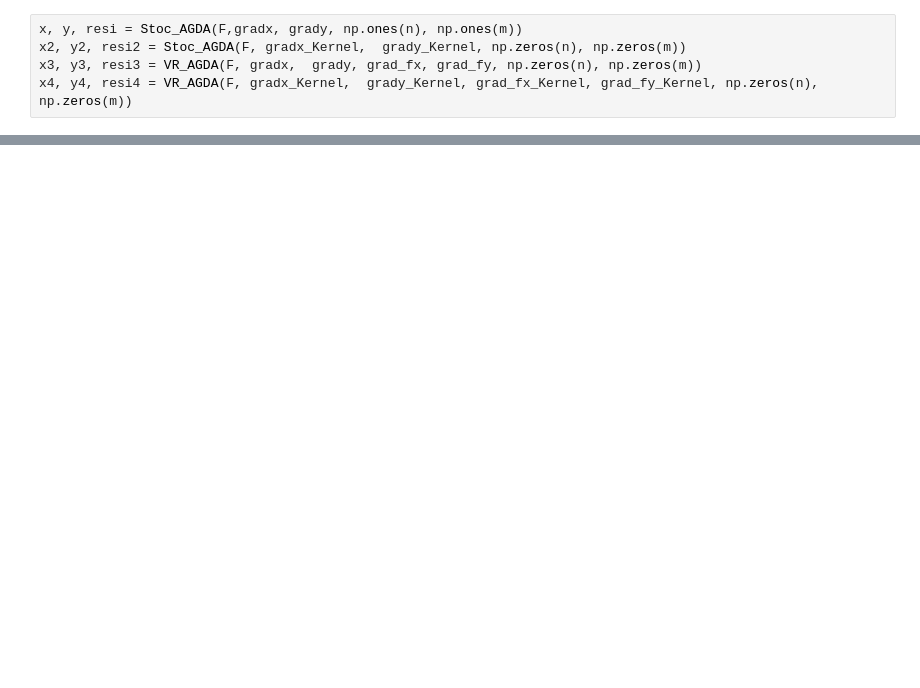
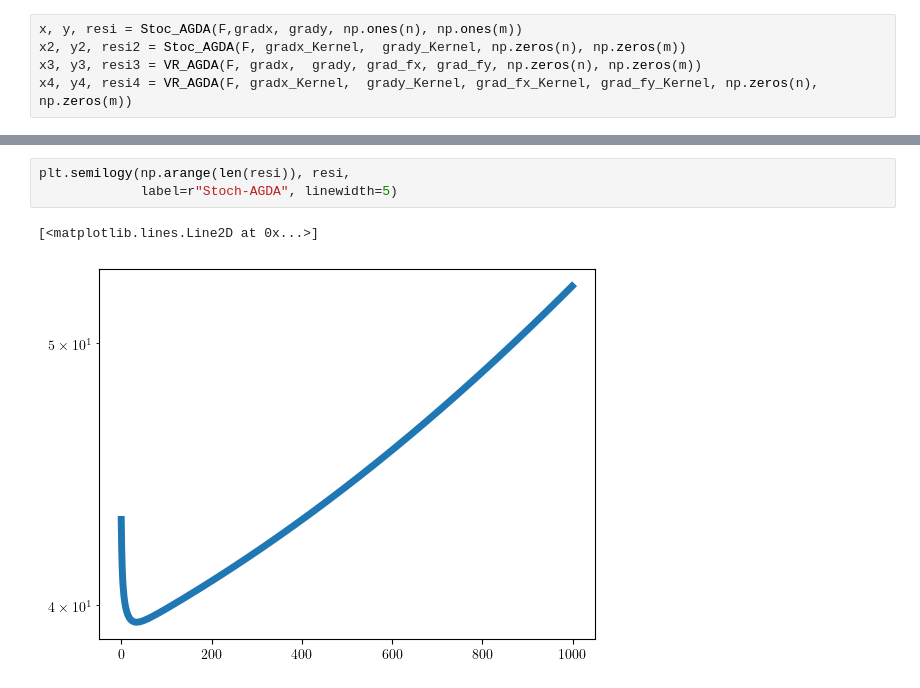
Before and after one commit to seryj09/non-gradient, a Jupyter notebook: 1.ipynb, the cells around one changed output, grey strips where cells are left out. Saved outputs shown, nothing was run; the diff lists cells and outputs as text; blank space fills up the shorter version.

```diff
--- a/1.ipynb
+++ b/1.ipynb
@@ -149,0 +169,6 @@ _ = plt.yticks(fontsize=26)
+# %%
+plt.semilogy(np.arange(len(resi)), resi,
+             label=r"Stoch-AGDA", linewidth=5)
+# %% [output]
+[<matplotlib.lines.Line2D at 0x...>]
+[figure, added]
```
Also changed, not shown: parts of 8 cells of this notebook.
